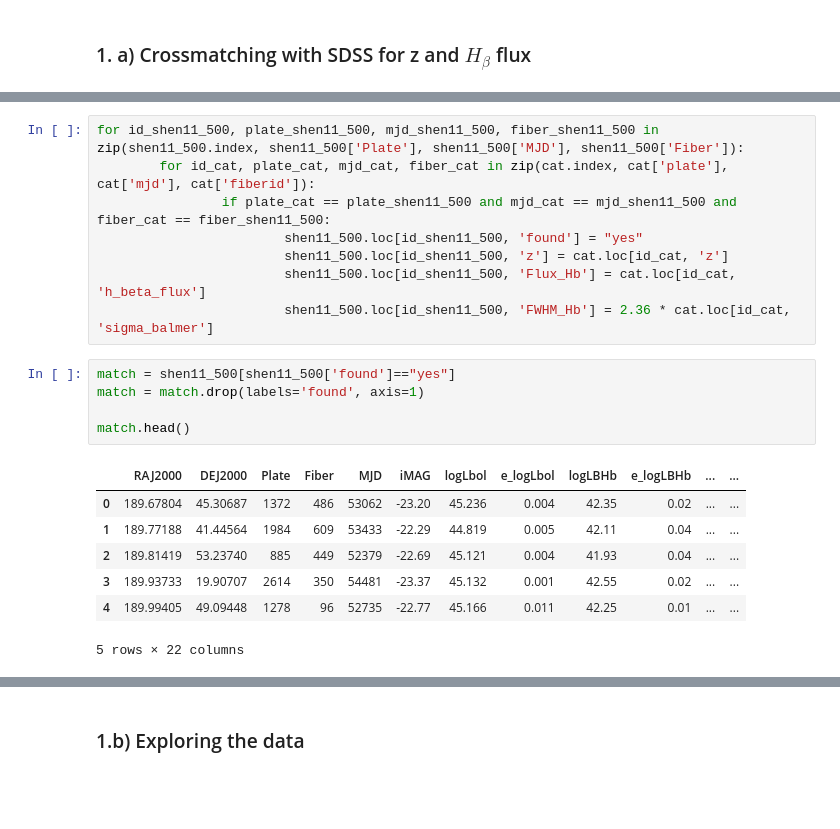
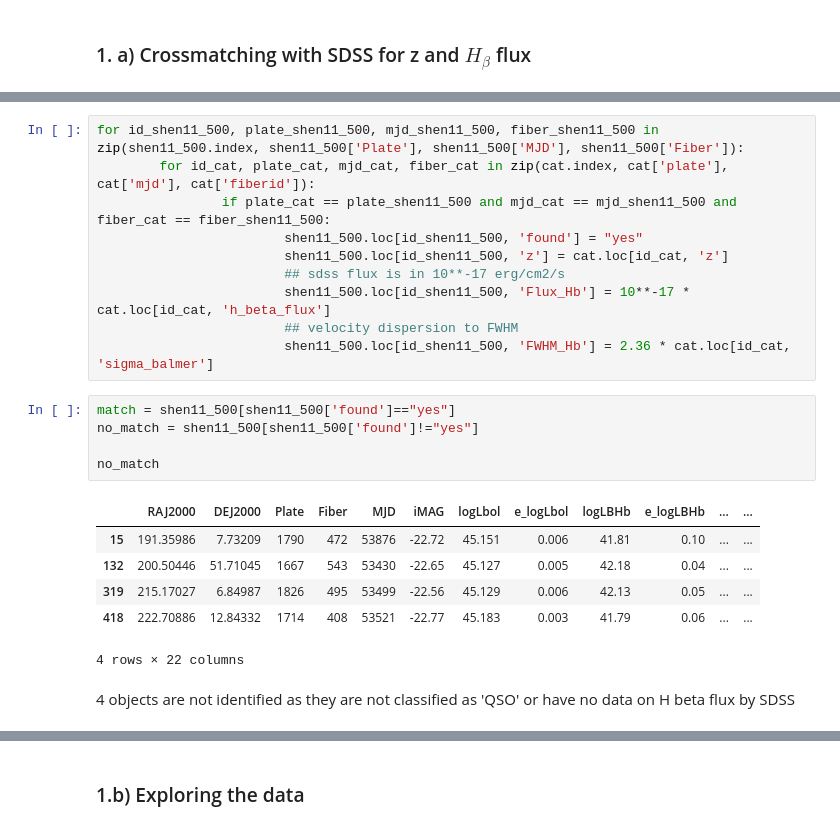
Before and after one commit to ridha-mm/intro-agn, a Jupyter notebook: tutorial4/tutorial4.ipynb, the cells around one changed output, grey strips where cells are left out. Cells and saved outputs as stored; diff of their text form; blank space fills up the shorter version.

```diff
--- a/tutorial4/tutorial4.ipynb
+++ b/tutorial4/tutorial4.ipynb
@@ -51,18 +54,21 @@ for id_shen11_500, plate_shen11_500, mjd_shen11_500, fiber_shen11_500 in zip(she
                 if plate_cat == plate_shen11_500 and mjd_cat == mjd_shen11_500 and fiber_cat == fiber_shen11_500:
                         shen11_500.loc[id_shen11_500, 'found'] = "yes"
                         shen11_500.loc[id_shen11_500, 'z'] = cat.loc[id_cat, 'z']
-                        shen11_500.loc[id_shen11_500, 'Flux_Hb'] = cat.loc[id_cat, 'h_beta_flux']
+                        ## sdss flux is in 10**-17 erg/cm2/s
+                        shen11_500.loc[id_shen11_500, 'Flux_Hb'] = 10**-17 * cat.loc[id_cat, 'h_beta_flux']
+                        ## velocity dispersion to FWHM
                         shen11_500.loc[id_shen11_500, 'FWHM_Hb'] = 2.36 * cat.loc[id_cat, 'sigma_balmer']
 # %%
 match = shen11_500[shen11_500['found']=="yes"]
-match = match.drop(labels='found', axis=1)
+no_match = shen11_500[shen11_500['found']!="yes"]
 
-match.head()
+no_match
 # %% [output]
 |  | RAJ2000 | DEJ2000 | Plate | Fiber | MJD | iMAG | logLbol | e_logLbol | logLBHb | e_logLBHb | ... | ... |
-| 0 | 189.67804 | 45.30687 | 1372 | 486 | 53062 | -23.20 | 45.236 | 0.004 | 42.35 | 0.02 | ... | ... |
-| 1 | 189.77188 | 41.44564 | 1984 | 609 | 53433 | -22.29 | 44.819 | 0.005 | 42.11 | 0.04 | ... | ... |
-| 2 | 189.81419 | 53.23740 | 885 | 449 | 52379 | -22.69 | 45.121 | 0.004 | 41.93 | 0.04 | ... | ... |
-| 3 | 189.93733 | 19.90707 | 2614 | 350 | 54481 | -23.37 | 45.132 | 0.001 | 42.55 | 0.02 | ... | ... |
-| 4 | 189.99405 | 49.09448 | 1278 | 96 | 52735 | -22.77 | 45.166 | 0.011 | 42.25 | 0.01 | ... | ... |
+| 15 | 191.35986 | 7.73209 | 1790 | 472 | 53876 | -22.72 | 45.151 | 0.006 | 41.81 | 0.10 | ... | ... |
+| 132 | 200.50446 | 51.71045 | 1667 | 543 | 53430 | -22.65 | 45.127 | 0.005 | 42.18 | 0.04 | ... | ... |
+| 319 | 215.17027 | 6.84987 | 1826 | 495 | 53499 | -22.56 | 45.129 | 0.006 | 42.13 | 0.05 | ... | ... |
+| 418 | 222.70886 | 12.84332 | 1714 | 408 | 53521 | -22.77 | 45.183 | 0.003 | 41.79 | 0.06 | ... | ... |
-5 rows × 22 columns
+4 rows × 22 columns
+# %% [markdown]
+4 objects are not identified as they are not classified as 'QSO' or have no data on H beta flux by SDSS
```
Also changed, not shown: parts of 39 cells of this notebook, 1 other file.
